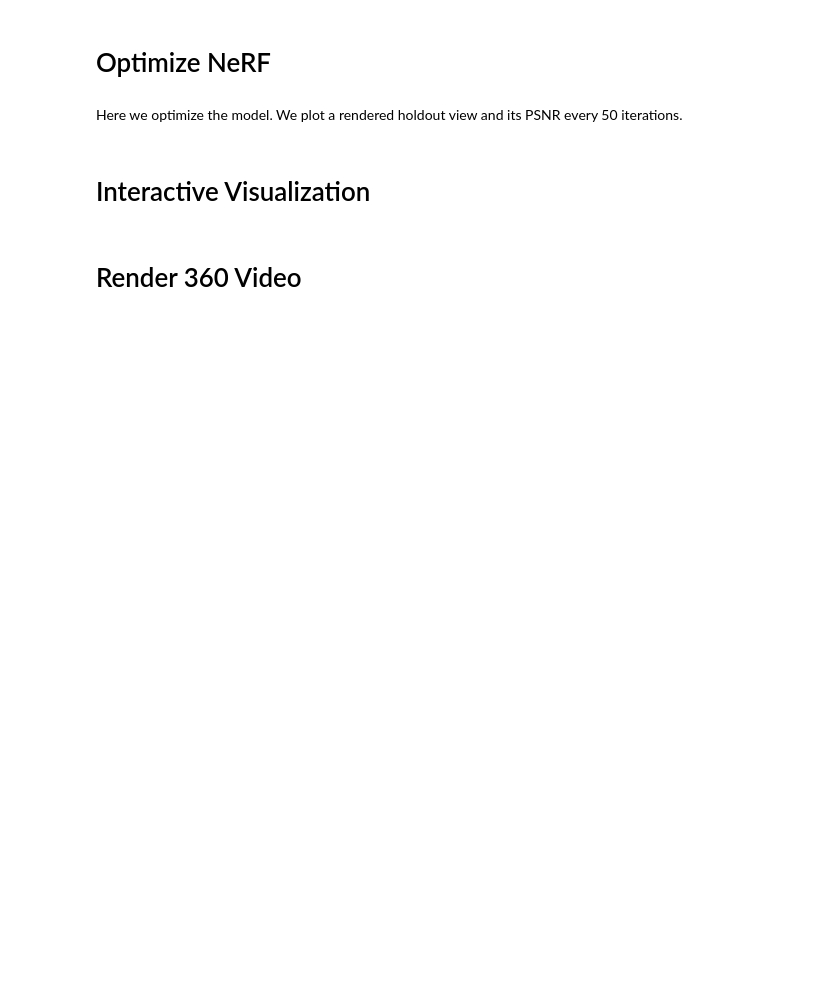
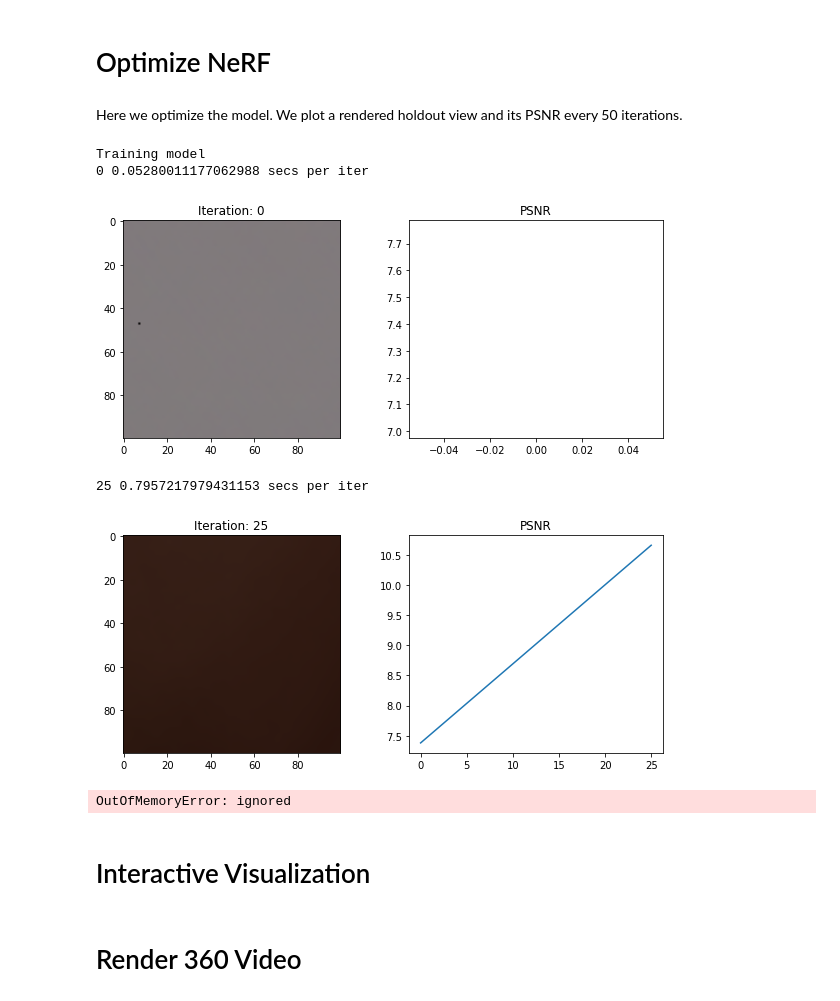
Before and after one commit to Virgile-Foussereau/Project-nerf-pytorch, a Jupyter notebook: tiny_nerf_extended.ipynb, the cells around one changed output. Drawn from its saved outputs; the diff is of its cells as text; code cells hidden in the pictures; blank space fills up the shorter version.

```diff
--- a/tiny_nerf_extended.ipynb
+++ b/tiny_nerf_extended.ipynb
@@ -270,21 +274,24 @@ def get_rays(H, W, focal, c2w):
 # %% [markdown]
 Here we optimize the model. We plot a rendered holdout view and its PSNR every 50 iterations.
 # %%
-N_iters = 3000
+N_iters = 1000
 psnrs = []
 iternums = []
 i_plot = 25
 loss_f = torch.nn.MSELoss()
-load_model = True
-chunksize = 2**14
+load_model = False
+true_NeRF = False
+chunksize = 2**15
 
 
-if device == 'cpu' or IN_COLAB:
+if not true_NeRF:
   ### Light model if on colab or on cpu (cpu is not recommended unless you have a lot of time)
-  N_samples = 64
-  N_samples_hierarchical = 64
-  model = full_NeRF(2.0, 6.0, pos_embed=10, view_embed=4, chunksize=chunksize, D_coarse=2, D_fine=6, skip_coarse=[], skip_fine=[3], W_coarse=64, W_fine=128).to(device)
+  N_samples = 32
+  N_samples_hierarchical = 32
+  model = full_NeRF(2.0, 6.0, pos_embed=6, useViewDirs=False, useHierarchicalSampling=True, chunksize=chunksize, D_coarse=2, skip_coarse=[], D_fine=6, skip_fine=[3], W_coarse=128, W_fine=128, rand_stratified_sampling=False).to(device)
 else:
+  if device == 'cpu' or IN_COLAB:
+    print("Warning: using full NeRF architecture on cpu or colab is not recommended. Set true_NeRF to False.")
   ### True NeRF model for strong GPUs
   N_samples = 64
   N_samples_hierarchical = 128
@@ -324,33 +331,40 @@ else:
         if i%i_plot==0:
             model.eval()
             print(i, (time.time() - t) / i_plot, 'secs per iter')
             t = time.time()
 
             # Render the holdout view for logging
             rays_o, rays_d = get_rays(H, W, focal, testpose)
             rays_o = rays_o.reshape(-1,3)
             rays_d = rays_d.reshape(-1,3)
             rgb = model(rays_o, rays_d)
             rgb = rgb.reshape([height, width, 3])
             loss = loss_f(rgb, torch.from_numpy(testimg).to(device))
             psnr = -10. * np.log10(loss.item())
 
             psnrs.append(psnr)
             iternums.append(i)
 
             plt.figure(figsize=(10,4))
             plt.subplot(121)
             plt.imshow(rgb.cpu().detach().numpy())
             plt.title(f'Iteration: {i}')
             plt.subplot(122)
             plt.plot(iternums, psnrs)
             plt.title('PSNR')
             plt.show()
             del rgb, loss, psnr, rays_o, rays_d
 
     print('Done')
     #save model
     torch.save(model.state_dict(), 'tiny_nerf_extended_trained.pt')
+# %% [output]
+Training model
+0 0.05280011177062988 secs per iter
+[figure, added]
+25 0.7957217979431153 secs per iter
+[figure, added]
+OutOfMemoryError: ignored
 # %% [markdown]
 # Interactive Visualization
 # %%
```
Also changed, not shown: parts of 3 cells of this notebook.
